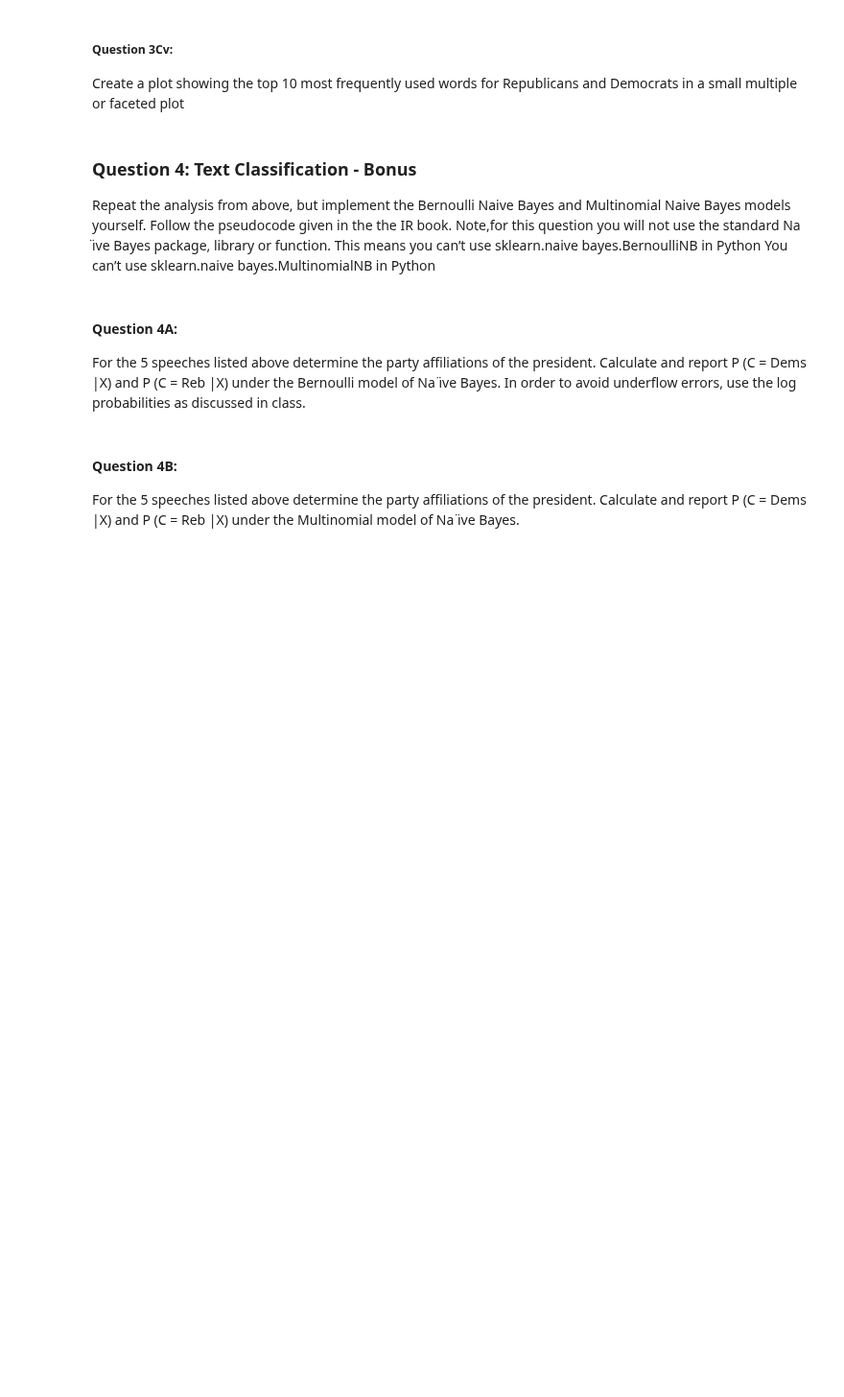
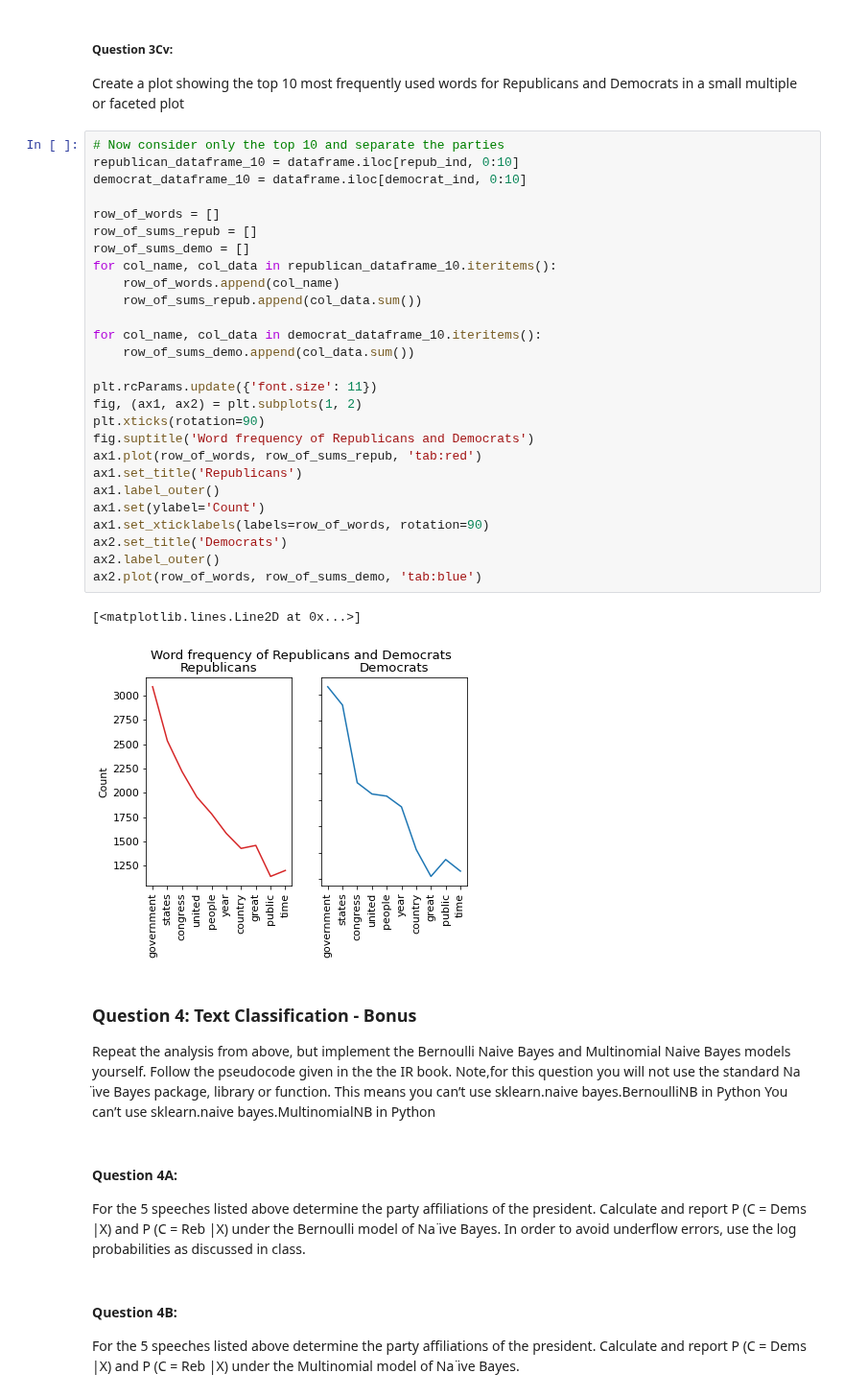
Before and after one commit to DevvyDont/DataMining, a Jupyter notebook: A3/A3_Group_Zamorano.ipynb, the cells around one changed output. Shown at 96% size. Drawn from its saved outputs; the diff is of its cells as text; blank space fills up the shorter version.

```diff
--- a/A3/A3_Group_Zamorano.ipynb
+++ b/A3/A3_Group_Zamorano.ipynb
@@ -545,6 +602,36 @@ Create a plot showing the top 20 most frequenctly used words across all the Repu
 # %% [markdown]
 ##### Question 3Cv:
 Create a plot showing the top 10 most frequently used words for Republicans and Democrats in a small multiple or faceted plot
+# %%
+# Now consider only the top 10 and separate the parties
+republican_dataframe_10 = dataframe.iloc[repub_ind, 0:10]
+democrat_dataframe_10 = dataframe.iloc[democrat_ind, 0:10]
+
+row_of_words = []
+row_of_sums_repub = []
+row_of_sums_demo = []
+for col_name, col_data in republican_dataframe_10.iteritems():
+    row_of_words.append(col_name)
+    row_of_sums_repub.append(col_data.sum())
+
+for col_name, col_data in democrat_dataframe_10.iteritems():
+    row_of_sums_demo.append(col_data.sum())
+
+plt.rcParams.update({'font.size': 11})
+fig, (ax1, ax2) = plt.subplots(1, 2)
+plt.xticks(rotation=90)
+fig.suptitle('Word frequency of Republicans and Democrats')
+ax1.plot(row_of_words, row_of_sums_repub, 'tab:red')
+ax1.set_title('Republicans')
+ax1.label_outer()
+ax1.set(ylabel='Count')
+ax1.set_xticklabels(labels=row_of_words, rotation=90)
+ax2.set_title('Democrats')
+ax2.label_outer()
+ax2.plot(row_of_words, row_of_sums_demo, 'tab:blue')
+# %% [output]
+[<matplotlib.lines.Line2D at 0x...>]
+[figure, added]
 # %% [markdown]
 ### Question 4: Text Classification - Bonus
 Repeat the analysis from above, but implement the Bernoulli Naive Bayes and Multinomial Naive Bayes models yourself. Follow the pseudocode given in the the IR book. Note,for this question you will not use the standard Na ̈ıve Bayes package, library or function.
```
Also changed, not shown: parts of 6 cells of this notebook.
